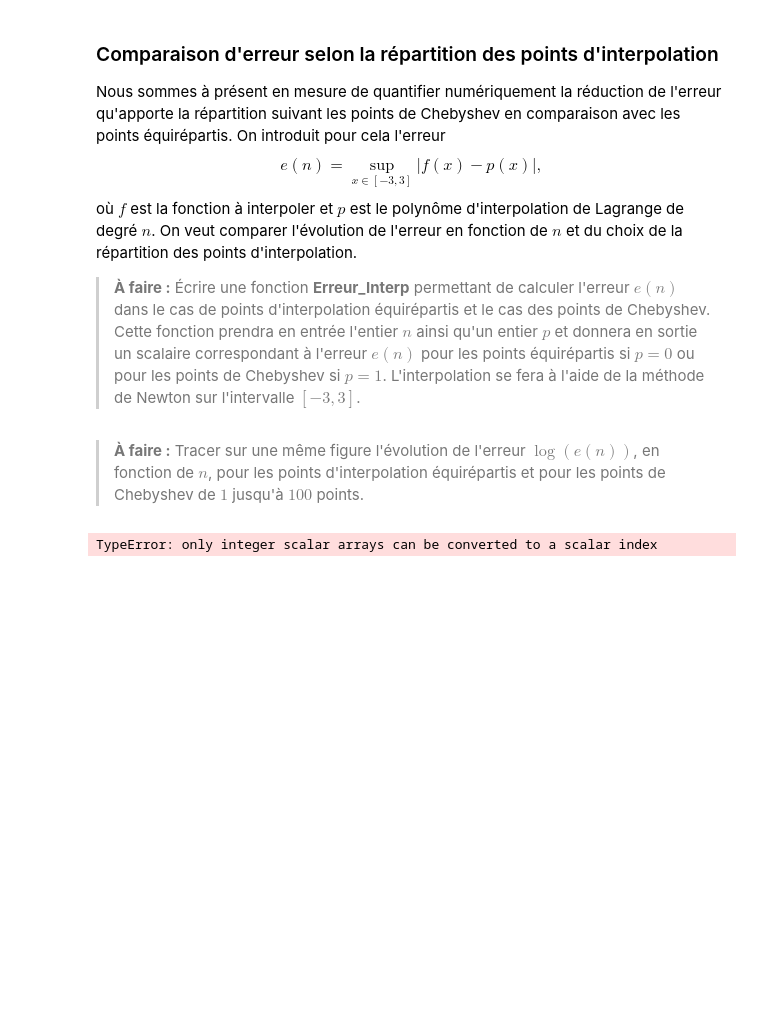
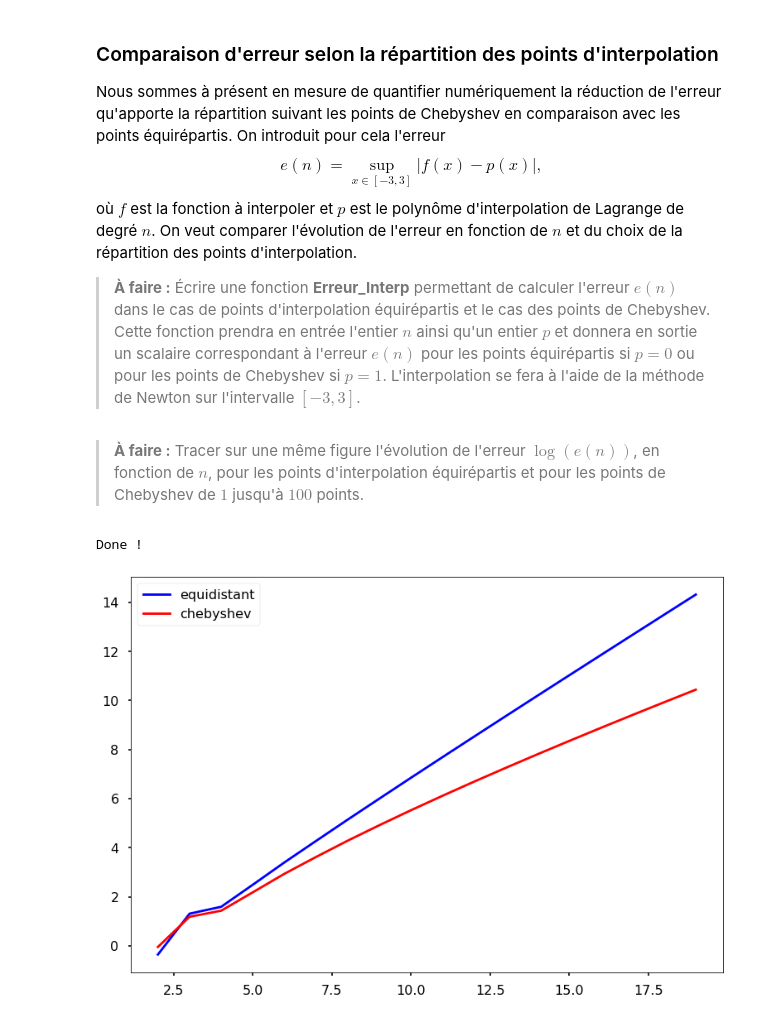
Before and after one commit to Mstrdav/TP_AN_OPTI, a Jupyter notebook: TP3_Notebook.ipynb, the cells around one changed output. Drawn from its saved outputs; the diff is of its cells as text; code cells hidden in the pictures; blank space fills up the shorter version.

```diff
--- a/TP3_Notebook.ipynb
+++ b/TP3_Notebook.ipynb
@@ -181,12 +181,12 @@ def Coeff_Newton(x_interp,f):
     return divided_diff(x_interp, f(x_interp))[0]
 
     # compute newton coefficients
-    n = len(x_interp)
-    a = np.zeros(n)
-    a[0] = f(x_interp[0])
-    for i in range(1,n):
-        a[i] = (f(x_interp[i]) - np.dot(Methode_Newton(x_interp[:i], x_interp[i]), a[:i]))/np.prod(x_interp[i] - x_interp[:i])
-    return a
+    # n = len(x_interp)
+    # a = np.zeros(n)
+    # a[0] = f(x_interp[0])
+    # for i in range(1,n):
+    #     a[i] = (f(x_interp[i]) - np.dot(Methode_Newton(x_interp[:i], x_interp[i]), a[:i]))/np.prod(x_interp[i] - x_interp[:i])
+    # return a
 
 def divided_diff(x, y):
     '''
@@ -290,9 +288,12 @@ def Erreur_Interp(n,p):
 >**À faire :** Tracer sur une même figure l'évolution de l'erreur $\log(e(n))$, en fonction de $n$, pour les points d'interpolation équirépartis et pour les points de Chebyshev de $1$ jusqu'à $100$ points.
 # %%
 # plot log(error) for equidistant and chebyshev interpolation, with 1 to 100 points
-n = np.arange(3,100)
-plt.plot(n, np.log(Erreur_Interp(n,1)), label='chebyshev')
-plt.plot(n, np.log(Erreur_Interp(n,0)), label='equidistant')
+n = np.arange(2,20)
+plt.plot(n, np.log(np.array([Erreur_Interp(i,0) for i in n])), 'b', label='equidistant')
+plt.plot(n, np.log(np.array([Erreur_Interp(i,1) for i in n])), 'r', label='chebyshev')
 plt.legend()
+
+print('Done !')
 # %% [output]
-TypeError: only integer scalar arrays can be converted to a scalar index
+Done !
+[figure, added]
```
Also changed, not shown: parts of 2 cells of this notebook.
